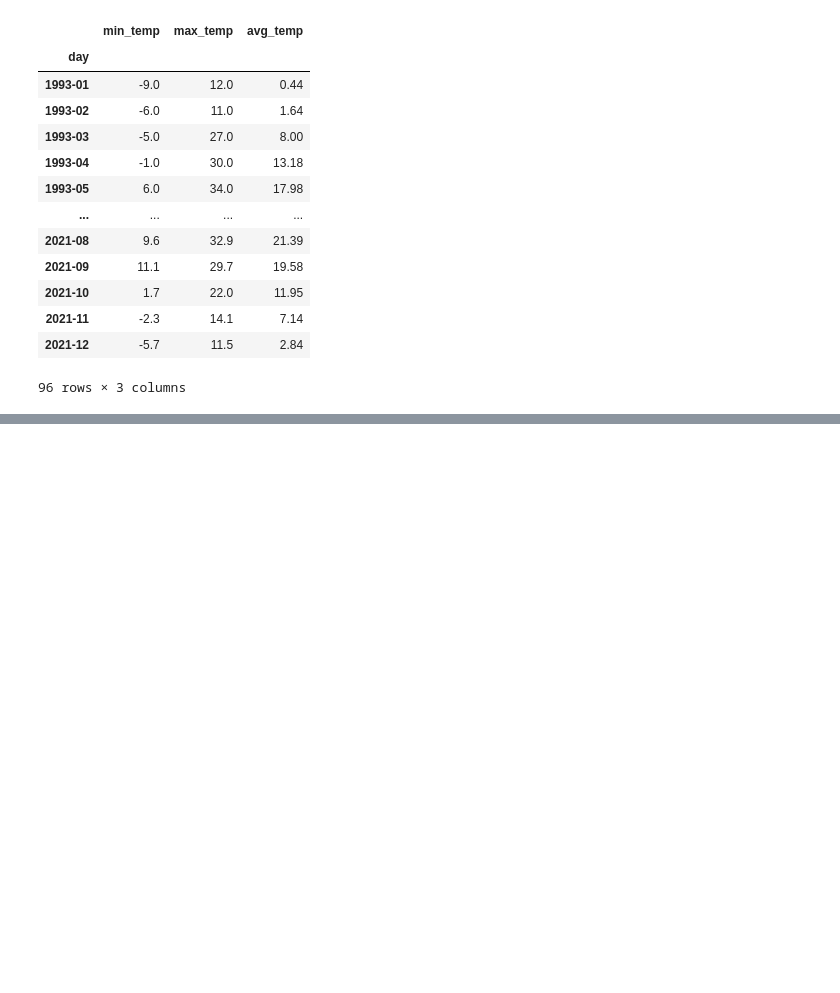
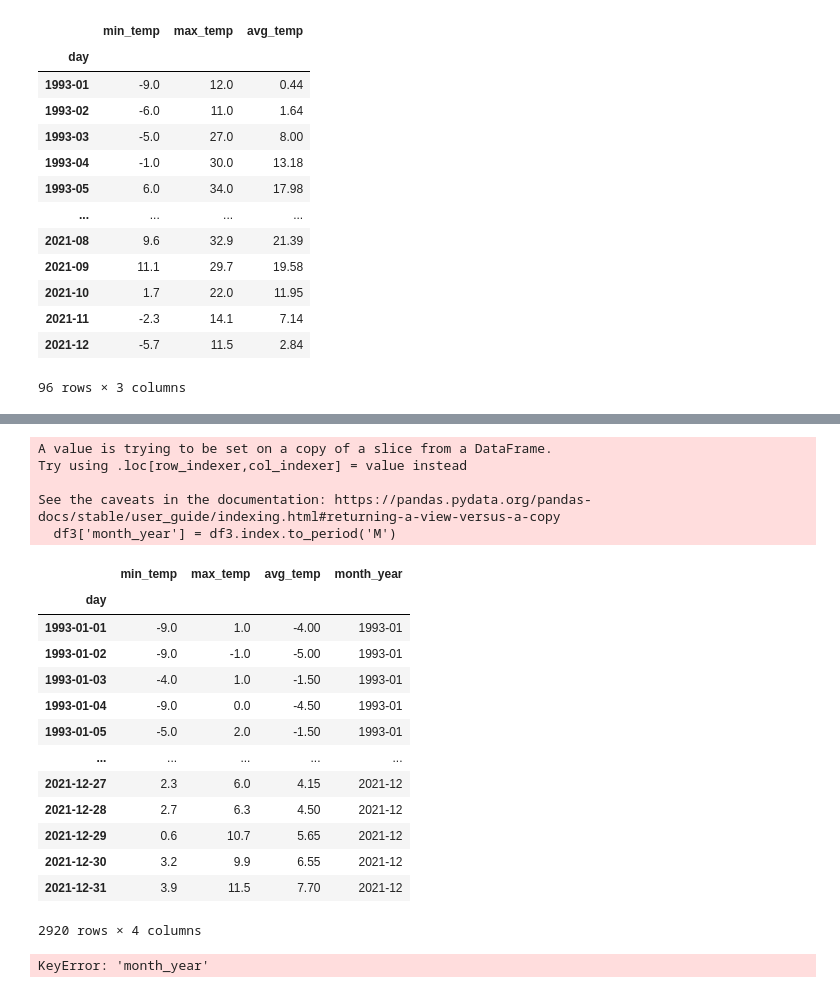
Before and after one commit to IncapacheSpark/IncapacheSpark.github.io, a Jupyter notebook: python/assignment_4_salorno/Pre_processing4.ipynb, the cells around one changed output, grey strips where cells are left out. Cells and saved outputs as stored; diff of their text form; code cells hidden in the pictures; blank space fills up the shorter version.

Commit message:
Trying to generate new CSV for Ridgeline chart

```diff
--- a/python/assignment_4_salorno/Pre_processing4.ipynb
+++ b/python/assignment_4_salorno/Pre_processing4.ipynb
@@ -12,7 +12,8 @@ Resolving deltas: 100% (606/606), done.
 import pandas as pd
 import numpy as np
 # %%
-df = pd.read_csv("/content/IncapacheSpark.github.io/python/assignment_4_salorno/salorno.csv")
+#df = pd.read_csv("/content/IncapacheSpark.github.io/python/assignment_4_salorno/salorno.csv")
+df = pd.read_csv("salorno.csv")
 df = df.astype({"min_temp":"float", "max_temp":"float" })
 df = df[["day", "min_temp", "max_temp"]]
 # %%
@@ -117,0 +123,3 @@ filtered_df_2.to_csv('/content/IncapacheSpark.github.io/python/data/assignment4.
+# %%
+df3 = df[df.index.year.isin(years)]
+df3
@@ -117,0 +141,28 @@ filtered_df_2.to_csv('/content/IncapacheSpark.github.io/python/data/assignment4.
+# %%
+#df3['month_year'] = df3.index.to_period('M')
+df3
+# %% [output]
+A value is trying to be set on a copy of a slice from a DataFrame.
+Try using .loc[row_indexer,col_indexer] = value instead
+
+See the caveats in the documentation: https://pandas.pydata.org/pandas-docs/stable/user_guide/indexing.html#returning-a-view-versus-a-copy
+  df3['month_year'] = df3.index.to_period('M')
+|  | min_temp | max_temp | avg_temp | month_year |
+| day |  |  |  |  |
+| 1993-01-01 | -9.0 | 1.0 | -4.00 | 1993-01 |
+| 1993-01-02 | -9.0 | -1.0 | -5.00 | 1993-01 |
+| 1993-01-03 | -4.0 | 1.0 | -1.50 | 1993-01 |
+| 1993-01-04 | -9.0 | 0.0 | -4.50 | 1993-01 |
+| 1993-01-05 | -5.0 | 2.0 | -1.50 | 1993-01 |
+| ... | ... | ... | ... | ... |
+| 2021-12-27 | 2.3 | 6.0 | 4.15 | 2021-12 |
+| 2021-12-28 | 2.7 | 6.3 | 4.50 | 2021-12 |
+| 2021-12-29 | 0.6 | 10.7 | 5.65 | 2021-12 |
+| 2021-12-30 | 3.2 | 9.9 | 6.55 | 2021-12 |
+| 2021-12-31 | 3.9 | 11.5 | 7.70 | 2021-12 |
+2920 rows × 4 columns
+# %%
+df3 = df3.groupby(["month_year"])['avg_temp'].apply(list)
+df3
+# %% [output]
+KeyError: 'month_year'
```
Also changed, not shown: parts of 3 cells of this notebook, 1 other file.
